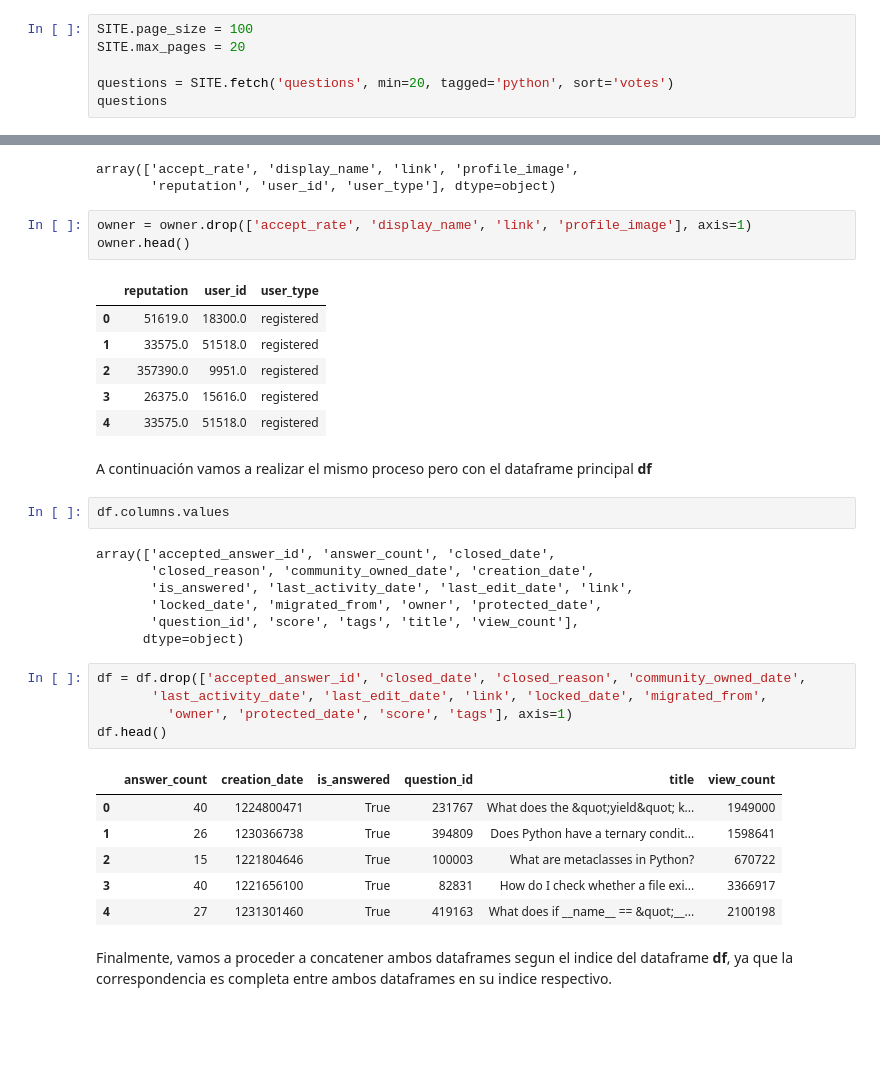
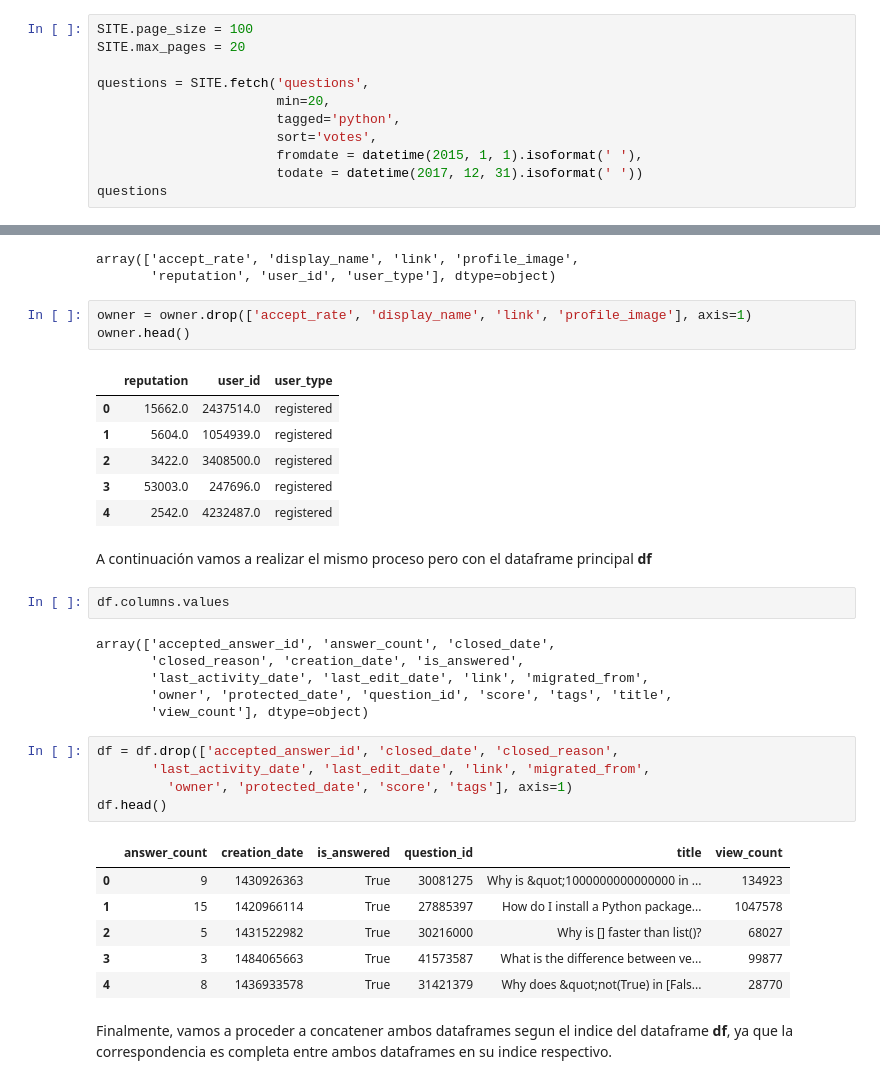
Before and after one commit to rgarciarui/UAH_HA_PEC2, a Jupyter notebook: PEC2_GarciaRuiz_Ricardo.ipynb, the cells around one changed output, grey strips where cells are left out. Cells and saved outputs as stored; diff of their text form; blank space fills up the shorter version.

```diff
--- a/PEC2_GarciaRuiz_Ricardo.ipynb
+++ b/PEC2_GarciaRuiz_Ricardo.ipynb
@@ -66,7 +67,12 @@ SITE = StackAPI('stackoverflow')
 SITE.page_size = 100
 SITE.max_pages = 20
 
-questions = SITE.fetch('questions', min=20, tagged='python', sort='votes')
+questions = SITE.fetch('questions',
+                       min=20,
+                       tagged='python',
+                       sort='votes',
+                       fromdate = datetime(2015, 1, 1).isoformat(' '),
+                       todate = datetime(2017, 12, 31).isoformat(' '))
 questions
 # %% [output]
 {'backoff': 0,
@@ -199,34 +205,33 @@ owner = owner.drop(['accept_rate', 'display_name', 'link', 'profile_image'], axi
 owner.head()
 # %% [output]
 |  | reputation | user_id | user_type |
-| 0 | 51619.0 | 18300.0 | registered |
-| 1 | 33575.0 | 51518.0 | registered |
-| 2 | 357390.0 | 9951.0 | registered |
-| 3 | 26375.0 | 15616.0 | registered |
-| 4 | 33575.0 | 51518.0 | registered |
+| 0 | 15662.0 | 2437514.0 | registered |
+| 1 | 5604.0 | 1054939.0 | registered |
+| 2 | 3422.0 | 3408500.0 | registered |
+| 3 | 53003.0 | 247696.0 | registered |
+| 4 | 2542.0 | 4232487.0 | registered |
 # %% [markdown]
 <p>A continuación vamos a realizar el mismo proceso pero con el dataframe principal <b>df</b></p>
 # %%
 df.columns.values
 # %% [output]
 array(['accepted_answer_id', 'answer_count', 'closed_date',
-       'closed_reason', 'community_owned_date', 'creation_date',
-       'is_answered', 'last_activity_date', 'last_edit_date', 'link',
-       'locked_date', 'migrated_from', 'owner', 'protected_date',
-       'question_id', 'score', 'tags', 'title', 'view_count'],
-      dtype=object)
+       'closed_reason', 'creation_date', 'is_answered',
+       'last_activity_date', 'last_edit_date', 'link', 'migrated_from',
+       'owner', 'protected_date', 'question_id', 'score', 'tags', 'title',
+       'view_count'], dtype=object)
 # %%
-df = df.drop(['accepted_answer_id', 'closed_date', 'closed_reason', 'community_owned_date',
-       'last_activity_date', 'last_edit_date', 'link', 'locked_date', 'migrated_from',
+df = df.drop(['accepted_answer_id', 'closed_date', 'closed_reason',
+       'last_activity_date', 'last_edit_date', 'link', 'migrated_from',
          'owner', 'protected_date', 'score', 'tags'], axis=1)
 df.head()
 # %% [output]
 |  | answer_count | creation_date | is_answered | question_id | title | view_count |
-| 0 | 40 | 1224800471 | True | 231767 | What does the &quot;yield&quot; k... | 1949000 |
-| 1 | 26 | 1230366738 | True | 394809 | Does Python have a ternary condit... | 1598641 |
-| 2 | 15 | 1221804646 | True | 100003 | What are metaclasses in Python? | 670722 |
-| 3 | 40 | 1221656100 | True | 82831 | How do I check whether a file exi... | 3366917 |
-| 4 | 27 | 1231301460 | True | 419163 | What does if __name__ == &quot;__... | 2100198 |
+| 0 | 9 | 1430926363 | True | 30081275 | Why is &quot;1000000000000000 in ... | 134923 |
+| 1 | 15 | 1420966114 | True | 27885397 | How do I install a Python package... | 1047578 |
+| 2 | 5 | 1431522982 | True | 30216000 | Why is [] faster than list()? | 68027 |
+| 3 | 3 | 1484065663 | True | 41573587 | What is the difference between ve... | 99877 |
+| 4 | 8 | 1436933578 | True | 31421379 | Why does &quot;not(True) in [Fals... | 28770 |
 # %% [markdown]
 <p>Finalmente, vamos a proceder a concatener ambos dataframes segun el indice del dataframe <b>df</b>, ya que la correspondencia es completa entre ambos dataframes en su indice respectivo.</p>
 # %%
```
Also changed, not shown: parts of 20 cells of this notebook, 3 other files.
